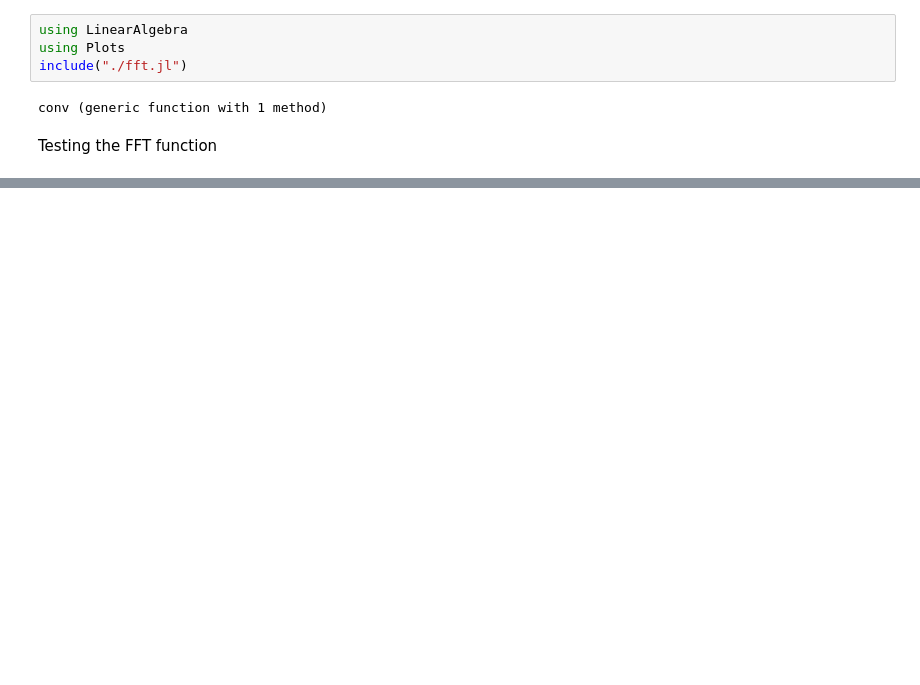
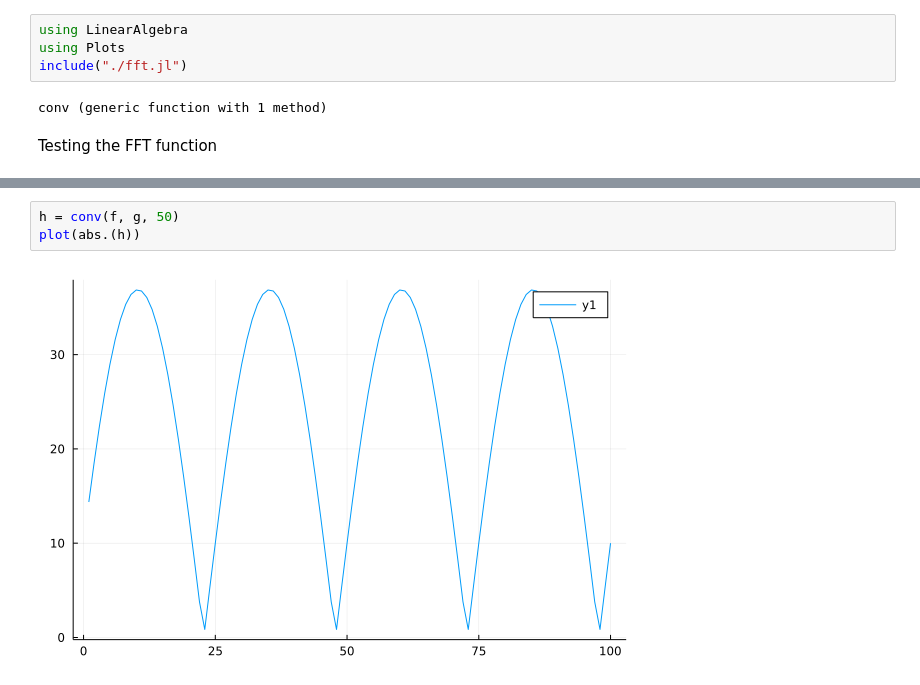
Before and after one commit to Dariyan-Khan/Manipulating-Distributions, a Jupyter notebook: unit_tests.ipynb, the cells around one changed output, grey strips where cells are left out. Cells and saved outputs as stored; diff of their text form; blank space fills up the shorter version.

```diff
--- a/unit_tests.ipynb
+++ b/unit_tests.ipynb
@@ -17,0 +29,5 @@ plot(0:length(f̂)-1, abs.(f̂))
+# %%
+h = conv(f, g, 50)
+plot(abs.(h))
+# %% [output]
+[figure, added]
```
Also changed, not shown: parts of 3 cells of this notebook.
